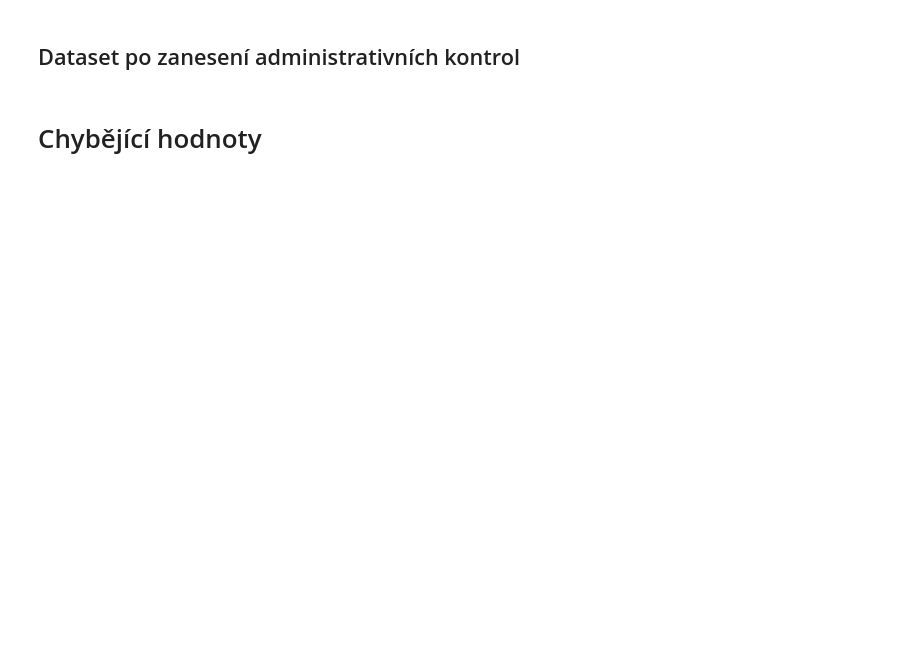
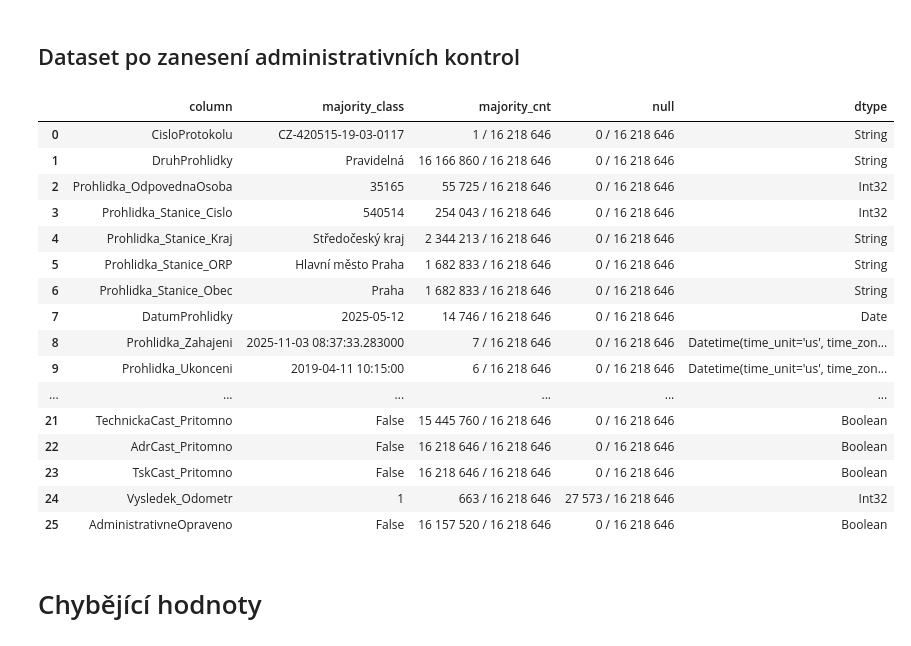
Before and after one commit to opendatalabcz/emissions-data-analysis-cz, a Jupyter notebook: kod/explorace/prohlidky_exploration.ipynb, the cells around one changed output. Saved outputs shown, nothing was run; the diff lists cells and outputs as text; code cells hidden in the pictures; blank space fills up the shorter version.

```diff
--- a/kod/explorace/prohlidky_exploration.ipynb
+++ b/kod/explorace/prohlidky_exploration.ipynb
@@ -281,8 +449,26 @@ df = df.drop('Emise_StaniceCislo')
 # %% [markdown]
 ## Dataset po zanesení administrativních kontrol
 # %%
-df = df.select(['CisloProtokolu', 'DruhProhlidky', 'Prohlidka_OdpovednaOsoba', 'Prohlidka_Stanice_Cislo', 'Prohlidka_Stanice_Kraj', 'Prohlidka_Stanice_ORP', 'Prohlidka_Stanice_Obec', 'DatumProhlidky', 'Prohlidka_Zahajeni', 'Prohlidka_Ukonceni', 'Vozidlo_Vin', 'Vozidlo_Druh', 'Vozidlo_Provedeni', 'Vozidlo_Znacka', 'Vozidlo_ObchodniOznaceni', 'Vozidlo_TypMotoru', 'Registrace_DatumPrvni', 'Registrace_Stat', 'Emise_OdpovednaOsoba', 'Emise_Zahajeni', 'Emise_Ukonceni', 'Emise_ZakladniPalivo', 'TechnickaCast_Pritomno', 'AdrCast_Pritomno', 'TskCast_Pritomno', 'Vysledek_Odometr', 'AdministrativneOpraveno'])
+df = df.select(['CisloProtokolu', 'DruhProhlidky', 'Prohlidka_OdpovednaOsoba', 'Prohlidka_Stanice_Cislo', 'Prohlidka_Stanice_Kraj', 'Prohlidka_Stanice_ORP', 'Prohlidka_Stanice_Obec', 'DatumProhlidky', 'Prohlidka_Zahajeni', 'Prohlidka_Ukonceni', 'Vozidlo_Druh', 'Vozidlo_Provedeni', 'Vozidlo_Znacka', 'Vozidlo_ObchodniOznaceni', 'Vozidlo_TypMotoru', 'Registrace_DatumPrvni', 'Registrace_Stat', 'Emise_OdpovednaOsoba', 'Emise_Zahajeni', 'Emise_Ukonceni', 'Emise_ZakladniPalivo', 'TechnickaCast_Pritomno', 'AdrCast_Pritomno', 'TskCast_Pritomno', 'Vysledek_Odometr', 'AdministrativneOpraveno'])
 if PRINT: schema_description(df)
+# %% [output]
+|  | column | majority_class | majority_cnt | null | dtype |
+| 0 | CisloProtokolu | CZ-420515-19-03-0117 | 1 / 16 218 646 | 0 / 16 218 646 | String |
+| 1 | DruhProhlidky | Pravidelná | 16 166 860 / 16 218 646 | 0 / 16 218 646 | String |
+| 2 | Prohlidka_OdpovednaOsoba | 35165 | 55 725 / 16 218 646 | 0 / 16 218 646 | Int32 |
+| 3 | Prohlidka_Stanice_Cislo | 540514 | 254 043 / 16 218 646 | 0 / 16 218 646 | Int32 |
+| 4 | Prohlidka_Stanice_Kraj | Středočeský kraj | 2 344 213 / 16 218 646 | 0 / 16 218 646 | String |
+| 5 | Prohlidka_Stanice_ORP | Hlavní město Praha | 1 682 833 / 16 218 646 | 0 / 16 218 646 | String |
+| 6 | Prohlidka_Stanice_Obec | Praha | 1 682 833 / 16 218 646 | 0 / 16 218 646 | String |
+| 7 | DatumProhlidky | 2025-05-12 | 14 746 / 16 218 646 | 0 / 16 218 646 | Date |
+| 8 | Prohlidka_Zahajeni | 2025-11-03 08:37:33.283000 | 7 / 16 218 646 | 0 / 16 218 646 | Datetime(time_unit='us', time_zon... |
+| 9 | Prohlidka_Ukonceni | 2019-04-11 10:15:00 | 6 / 16 218 646 | 0 / 16 218 646 | Datetime(time_unit='us', time_zon... |
+| ... | ... | ... | ... | ... | ... |
+| 21 | TechnickaCast_Pritomno | False | 15 445 760 / 16 218 646 | 0 / 16 218 646 | Boolean |
+| 22 | AdrCast_Pritomno | False | 16 218 646 / 16 218 646 | 0 / 16 218 646 | Boolean |
+| 23 | TskCast_Pritomno | False | 16 218 646 / 16 218 646 | 0 / 16 218 646 | Boolean |
+| 24 | Vysledek_Odometr | 1 | 663 / 16 218 646 | 27 573 / 16 218 646 | Int32 |
+| 25 | AdministrativneOpraveno | False | 16 157 520 / 16 218 646 | 0 / 16 218 646 | Boolean |
 # %% [markdown]
 # Chybějící hodnoty
 # %%
```
Also changed, not shown: parts of 40 cells of this notebook, 24 other files.
